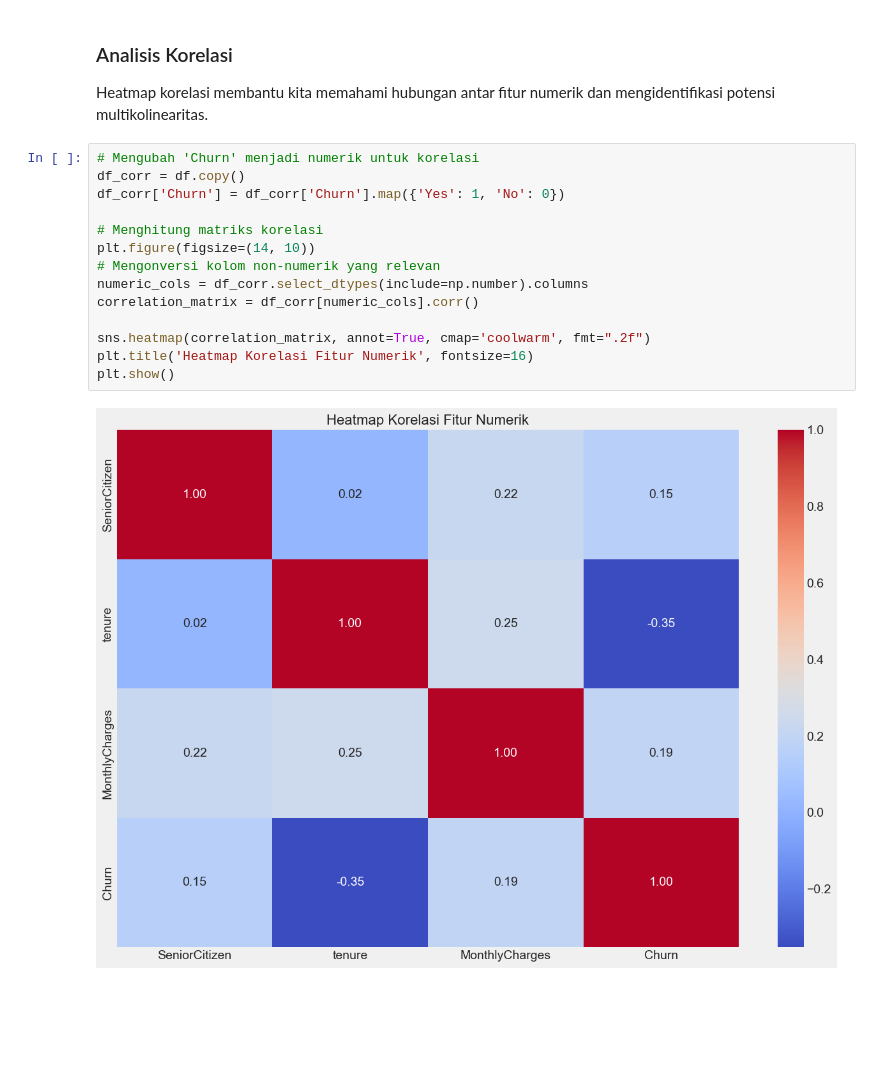
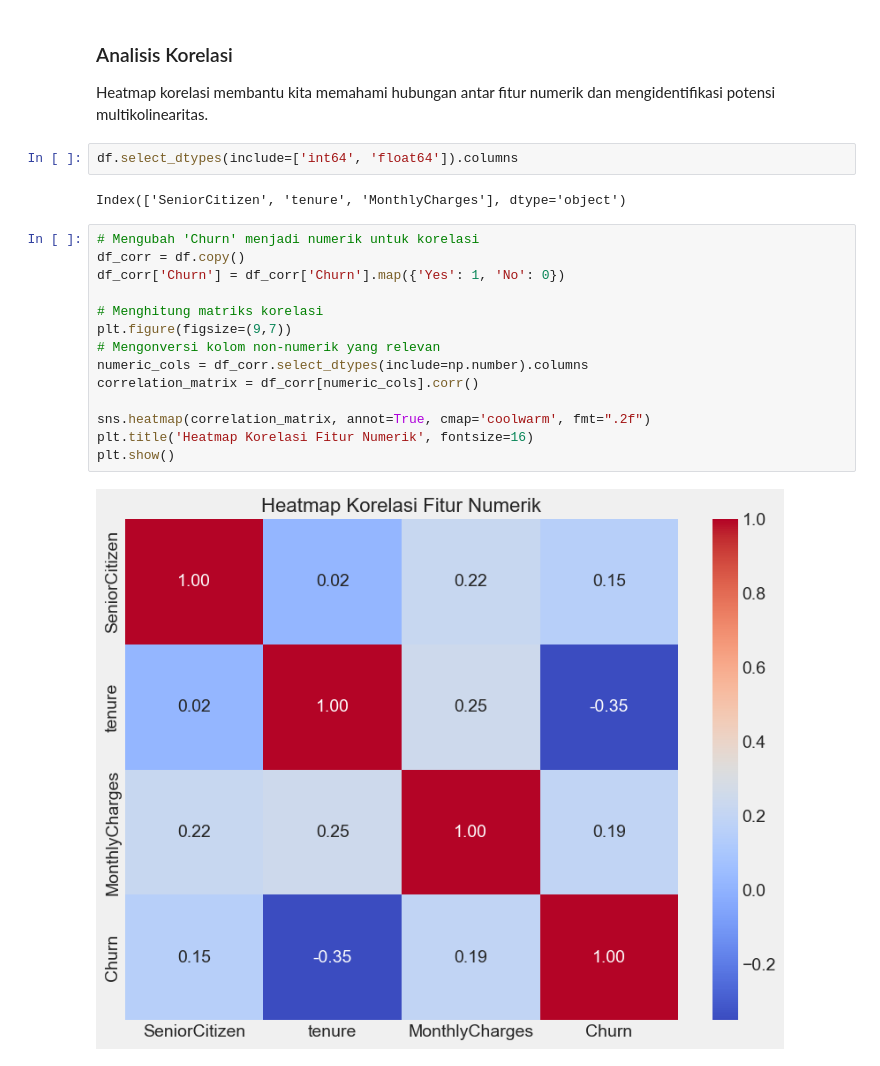
Before and after one commit to Ryanakml/Churn-Prediction-System, a Jupyter notebook: customer_churn.ipynb, the cells around one changed output. Saved outputs shown, nothing was run; the diff lists cells and outputs as text; blank space fills up the shorter version.

```diff
--- a/customer_churn.ipynb
+++ b/customer_churn.ipynb
@@ -257,19 +246,23 @@ Insight:
 ### Analisis Korelasi
 
 Heatmap korelasi membantu kita memahami hubungan antar fitur numerik dan mengidentifikasi potensi multikolinearitas.
+# %%
+df.select_dtypes(include=['int64', 'float64']).columns
+# %% [output]
+Index(['SeniorCitizen', 'tenure', 'MonthlyCharges'], dtype='object')
 # %%
 # Mengubah 'Churn' menjadi numerik untuk korelasi
 df_corr = df.copy()
 df_corr['Churn'] = df_corr['Churn'].map({'Yes': 1, 'No': 0})
 
 # Menghitung matriks korelasi
-plt.figure(figsize=(14, 10))
+plt.figure(figsize=(9,7))
 # Mengonversi kolom non-numerik yang relevan
 numeric_cols = df_corr.select_dtypes(include=np.number).columns
 correlation_matrix = df_corr[numeric_cols].corr()
 
 sns.heatmap(correlation_matrix, annot=True, cmap='coolwarm', fmt=".2f")
 plt.title('Heatmap Korelasi Fitur Numerik', fontsize=16)
 plt.show()
 # %% [output]
-[figure, old version]
+[figure, new version]
```
Also changed, not shown: parts of 5 cells of this notebook.
